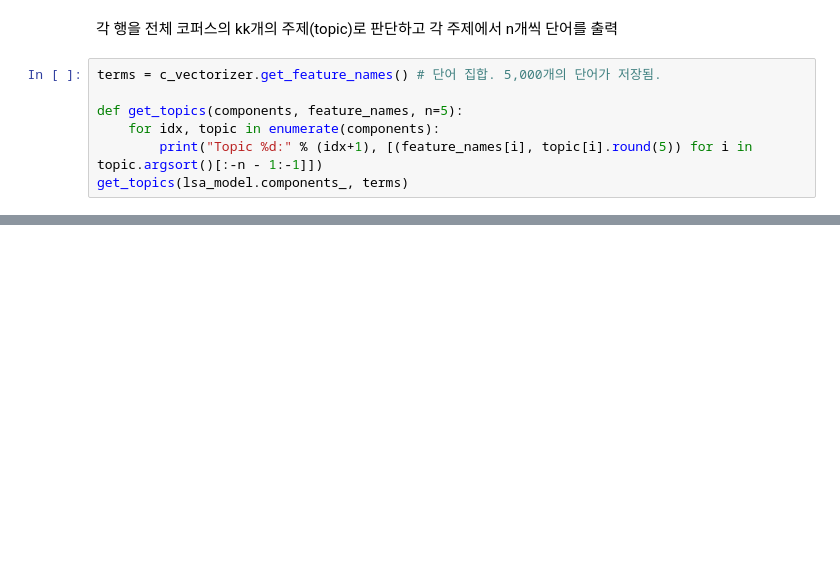
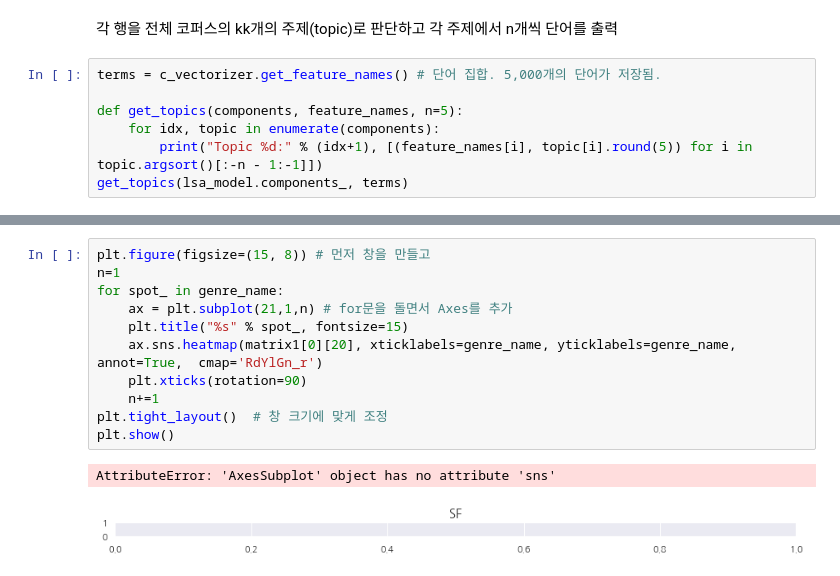
Before and after one commit to smi1230/weat, a Jupyter notebook: Untitled.ipynb, the cells around one changed output, grey strips where cells are left out. Cells and saved outputs as stored; diff of their text form; blank space fills up the shorter version.

```diff
--- a/Untitled.ipynb
+++ b/Untitled.ipynb
@@ -361 +529,15 @@ get_topics(lsa_model.components_, terms)
+# %%
+plt.figure(figsize=(15, 8)) # 먼저 창을 만들고
+n=1
+for spot_ in genre_name:
+    ax = plt.subplot(21,1,n) # for문을 돌면서 Axes를 추가
+    plt.title("%s" % spot_, fontsize=15)
+    ax.sns.heatmap(matrix1[0][20], xticklabels=genre_name, yticklabels=genre_name, annot=True,  cmap='RdYlGn_r')
+    plt.xticks(rotation=90)
+    n+=1
+plt.tight_layout()  # 창 크기에 맞게 조정
+plt.show()
+# %% [output]
+AttributeError: 'AxesSubplot' object has no attribute 'sns'
+[figure, added]
 # %%
```
Also changed, not shown: parts of 34 cells of this notebook.
